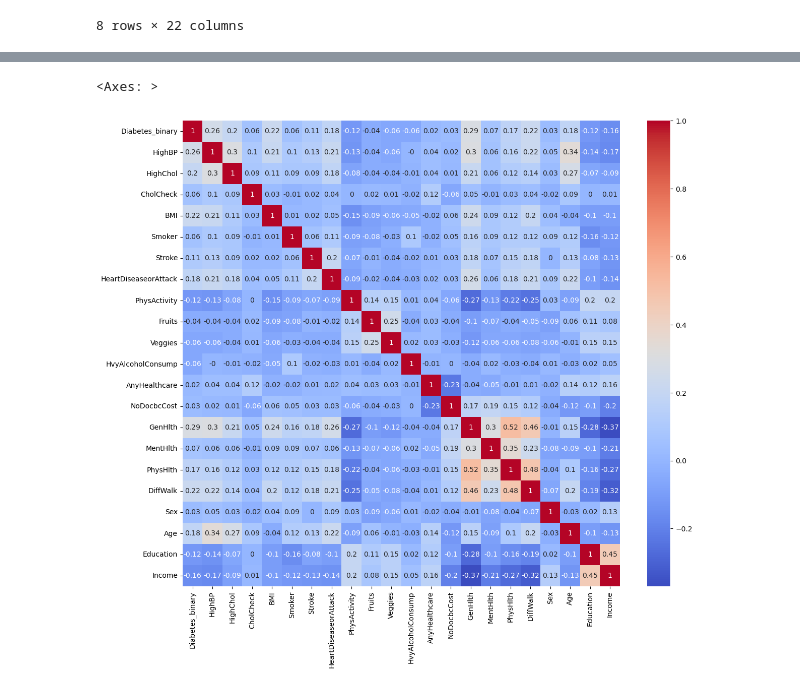
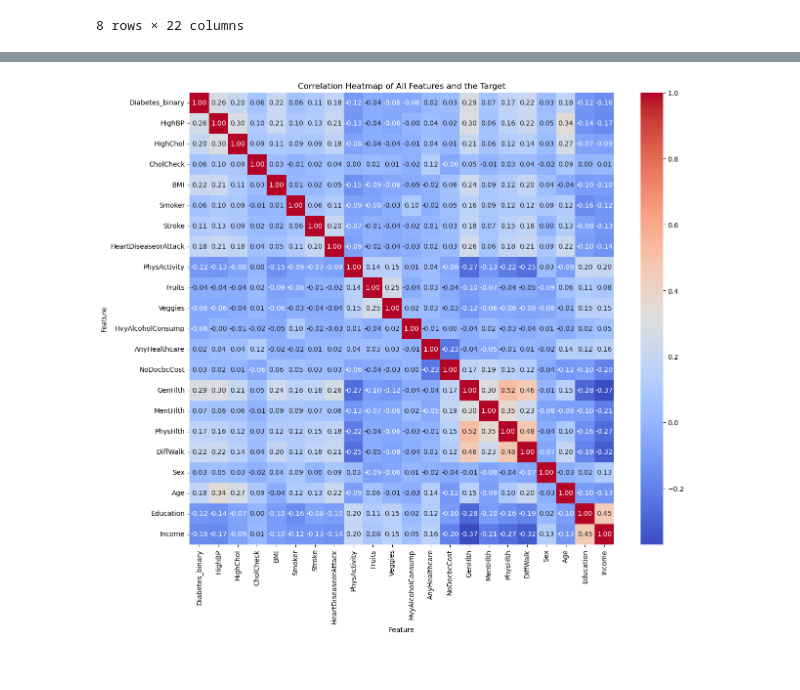
Before and after one commit to ElzaNiyazbekova/ML, a Jupyter notebook: SIS2.ipynb, the cells around one changed output, grey strips where cells are left out. Drawn from its saved outputs; the diff is of its cells as text; code cells hidden in the pictures.

```diff
--- a/SIS2.ipynb
+++ b/SIS2.ipynb
@@ -11,5 +20,5 @@ from sklearn.metrics import classification_report, roc_auc_score
 # %%
-df = pd.read_csv('diabetes_binary_health_indicators_BRFSS2015.csv')
+df = pd.read_csv('/Users/elzaniyazbekova/Desktop/MLLM/untitled folder/diabetes_binary_health_indicators_BRFSS2015.csv')
 # %%
 df.head()
 # %% [output]
@@ -91,9 +134,11 @@ df['BMI'].hist(bins=20)
 # %%
 plt.figure(figsize=(14, 12))
 
-c = df.corr().round(2)
+c = df.corr()
 
-sns.heatmap(c, cmap="coolwarm", annot=True)
+sns.heatmap(c, cmap="coolwarm", annot=True, fmt='.2f')
+plt.title('Correlation Heatmap of All Features and the Target')
+plt.xlabel('Feature'); plt.ylabel('Feature')
+plt.show()
 # %% [output]
-<Axes: >
-[figure, old version]
+[figure, new version]
```
Also changed, not shown: parts of 58 cells of this notebook, 14 other files.
